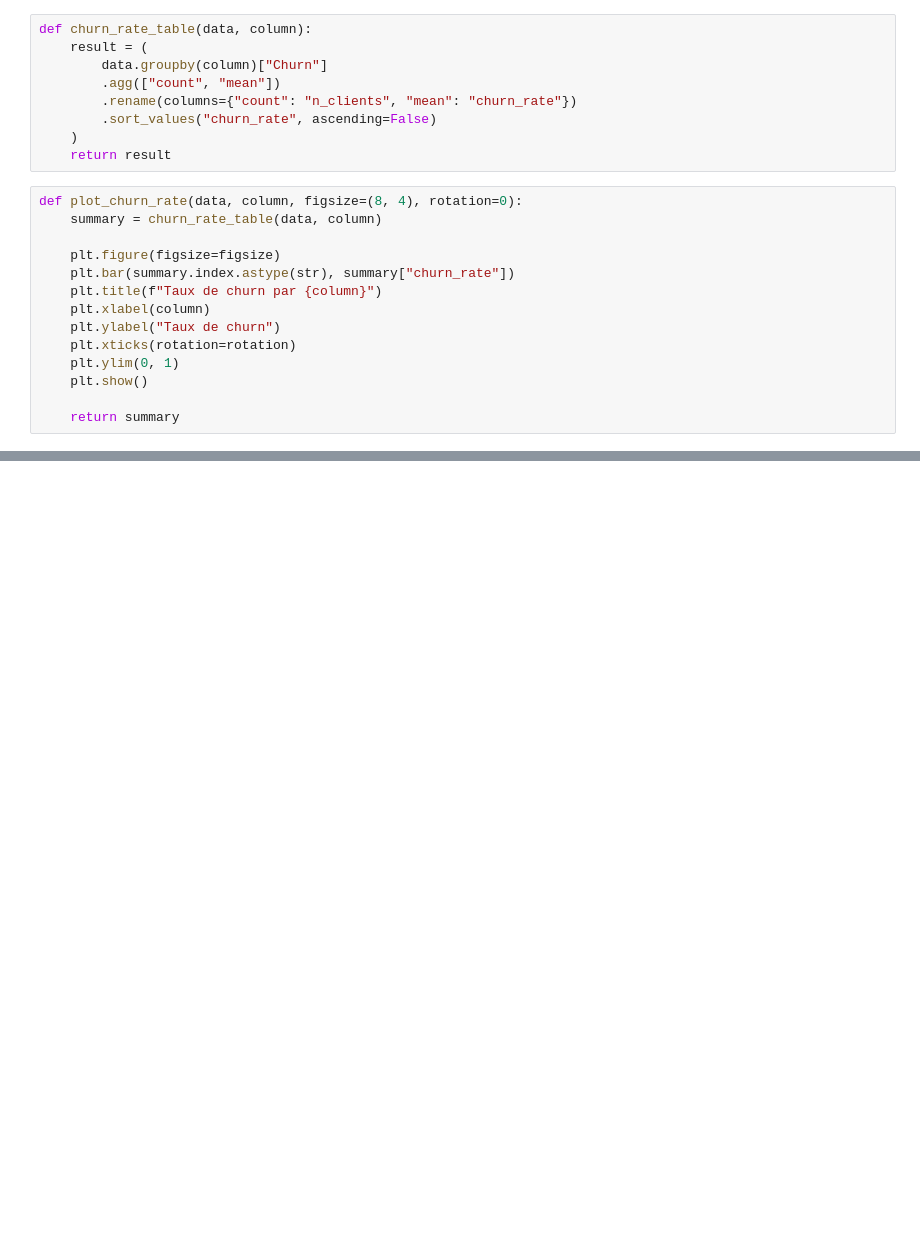
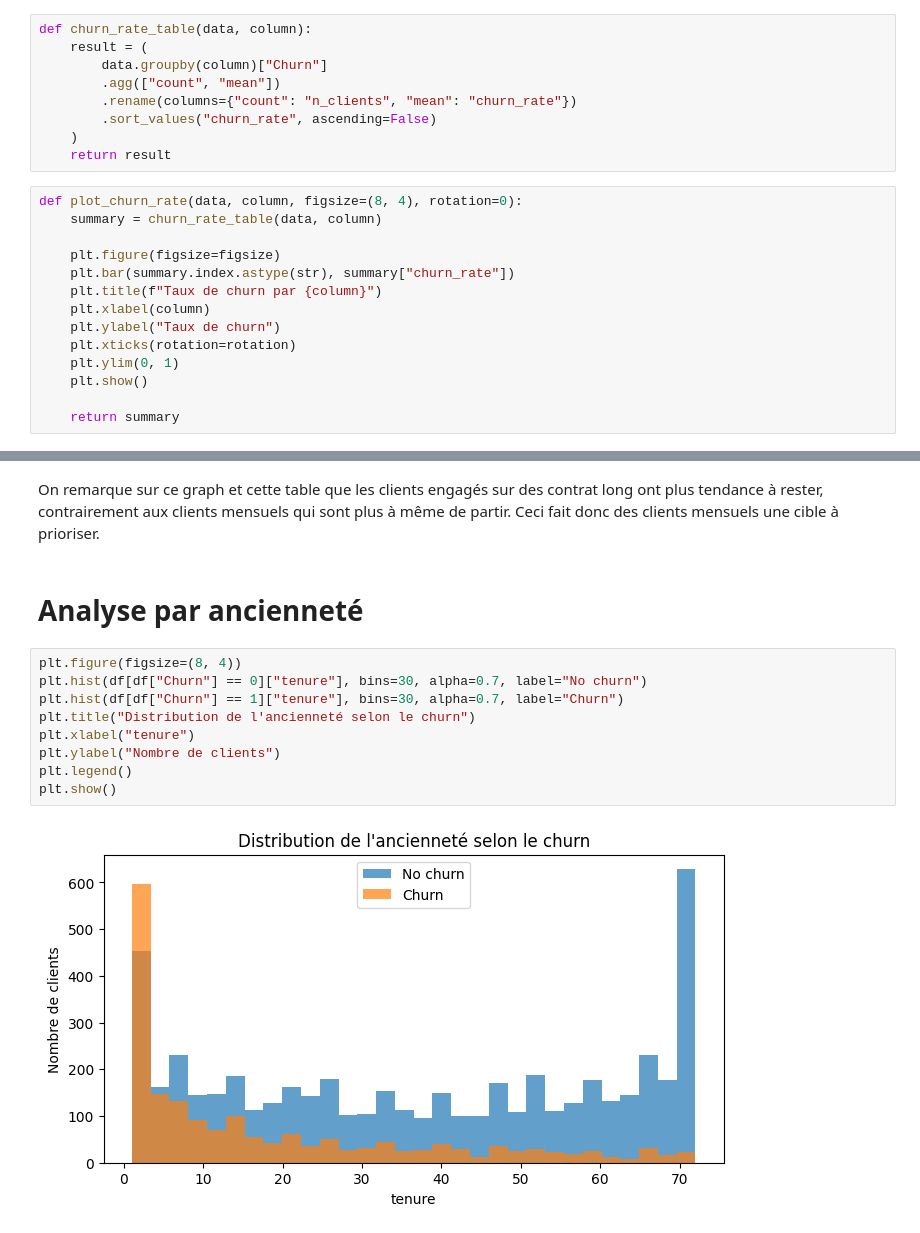
Before and after one commit to QuentinGense-hub/customer-churn-marketing, a Jupyter notebook: notebook/02_eda_marketing.ipynb, the cells around one changed output, grey strips where cells are left out. Drawn from its saved outputs; the diff is of its cells as text; blank space fills up the shorter version.

```diff
--- a/notebook/02_eda_marketing.ipynb
+++ b/notebook/02_eda_marketing.ipynb
@@ -35,0 +64,15 @@ def plot_churn_rate(data, column, figsize=(8, 4), rotation=0):
+# %% [markdown]
+On remarque sur ce graph et cette table que les clients engagés sur des contrat long ont plus tendance à rester, contrairement aux clients mensuels qui sont plus à même de partir. Ceci fait donc des clients mensuels une cible à prioriser.
+# %% [markdown]
+# Analyse par ancienneté
+# %%
+plt.figure(figsize=(8, 4))
+plt.hist(df[df["Churn"] == 0]["tenure"], bins=30, alpha=0.7, label="No churn")
+plt.hist(df[df["Churn"] == 1]["tenure"], bins=30, alpha=0.7, label="Churn")
+plt.title("Distribution de l'ancienneté selon le churn")
+plt.xlabel("tenure")
+plt.ylabel("Nombre de clients")
+plt.legend()
+plt.show()
+# %% [output]
+[figure, added]
```
Also changed, not shown: parts of 35 cells of this notebook, 2 other files.
